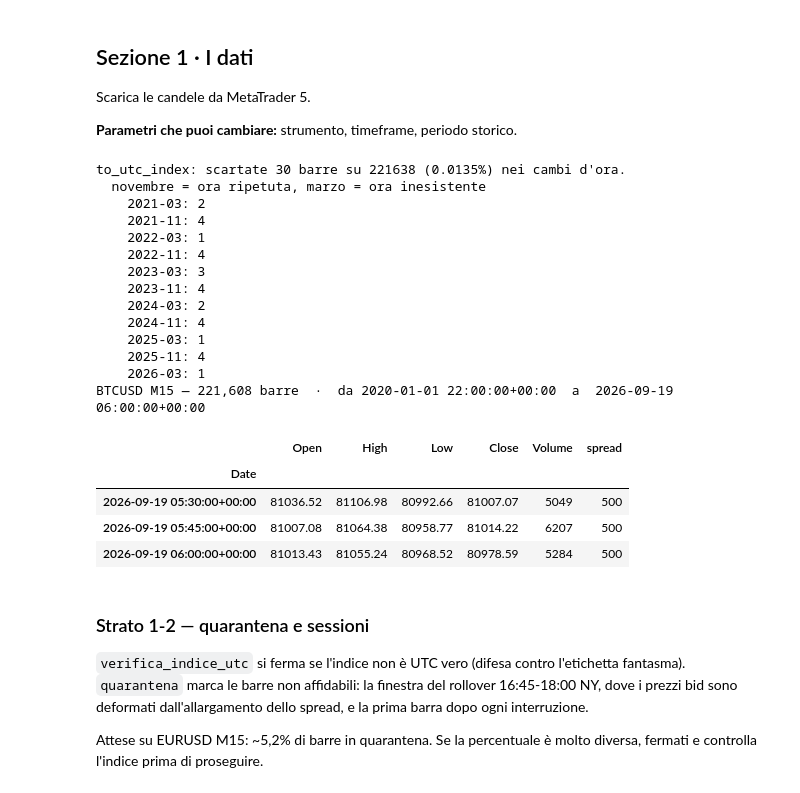
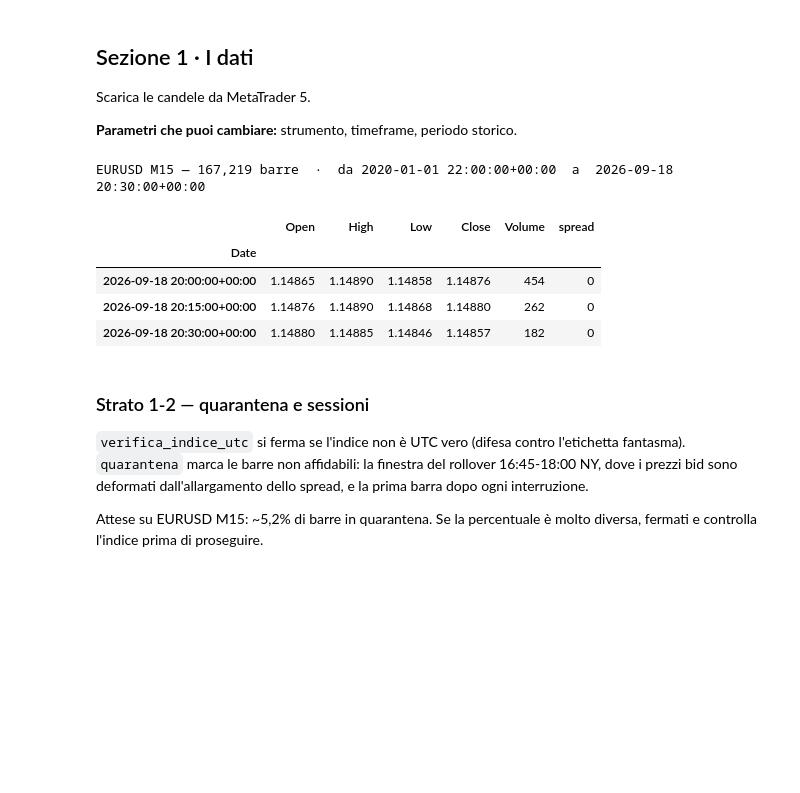
Before and after one commit to matti410/Trading-System-Creator_V4, a Jupyter notebook: Trading_Grid_Search_v4_backtesting.ipynb, the cells around one changed output. Drawn from its saved outputs; the diff is of its cells as text; code cells hidden in the pictures; blank space fills up the shorter version.

```diff
--- a/Trading_Grid_Search_v4_backtesting.ipynb
+++ b/Trading_Grid_Search_v4_backtesting.ipynb
@@ -84,35 +84,22 @@ Scarica le candele da MetaTrader 5.
 
 **Parametri che puoi cambiare:** strumento, timeframe, periodo storico.
 # %%
-symbol    = "BTCUSD"
+symbol    = "EURUSD"
 timeframe = 'M15'
 FREQ      = "15min"      # come pandas scrive il timeframe: "15min", "h", "D"
 
 df = pd.read_csv(f'{symbol}_M15.csv', index_col='Date')
 df = to_utc_index(df, "A_US_DST (NY+7h)", on_dst_gap="drop")
 
 print(f"{symbol} {timeframe} — {len(df):,} barre  ·  da {df.index[0]}  a  {df.index[-1]}")
 df.tail(3)
 # %% [output]
-to_utc_index: scartate 30 barre su 221638 (0.0135%) nei cambi d'ora.
-  novembre = ora ripetuta, marzo = ora inesistente
-    2021-03: 2
-    2021-11: 4
-    2022-03: 1
-    2022-11: 4
-    2023-03: 3
-    2023-11: 4
-    2024-03: 2
-    2024-11: 4
-    2025-03: 1
-    2025-11: 4
-    2026-03: 1
-BTCUSD M15 — 221,608 barre  ·  da 2020-01-01 22:00:00+00:00  a  2026-09-19 06:00:00+00:00
+EURUSD M15 — 167,219 barre  ·  da 2020-01-01 22:00:00+00:00  a  2026-09-18 20:30:00+00:00
 |  | Open | High | Low | Close | Volume | spread |
 | Date |  |  |  |  |  |  |
-| 2026-09-19 05:30:00+00:00 | 81036.52 | 81106.98 | 80992.66 | 81007.07 | 5049 | 500 |
-| 2026-09-19 05:45:00+00:00 | 81007.08 | 81064.38 | 80958.77 | 81014.22 | 6207 | 500 |
-| 2026-09-19 06:00:00+00:00 | 81013.43 | 81055.24 | 80968.52 | 80978.59 | 5284 | 500 |
+| 2026-09-18 20:00:00+00:00 | 1.14865 | 1.14890 | 1.14858 | 1.14876 | 454 | 0 |
+| 2026-09-18 20:15:00+00:00 | 1.14876 | 1.14890 | 1.14868 | 1.14880 | 262 | 0 |
+| 2026-09-18 20:30:00+00:00 | 1.14880 | 1.14885 | 1.14846 | 1.14857 | 182 | 0 |
 # %% [markdown]
 ### Strato 1-2 — quarantena e sessioni
 
```
Also changed, not shown: parts of 28 cells of this notebook.
